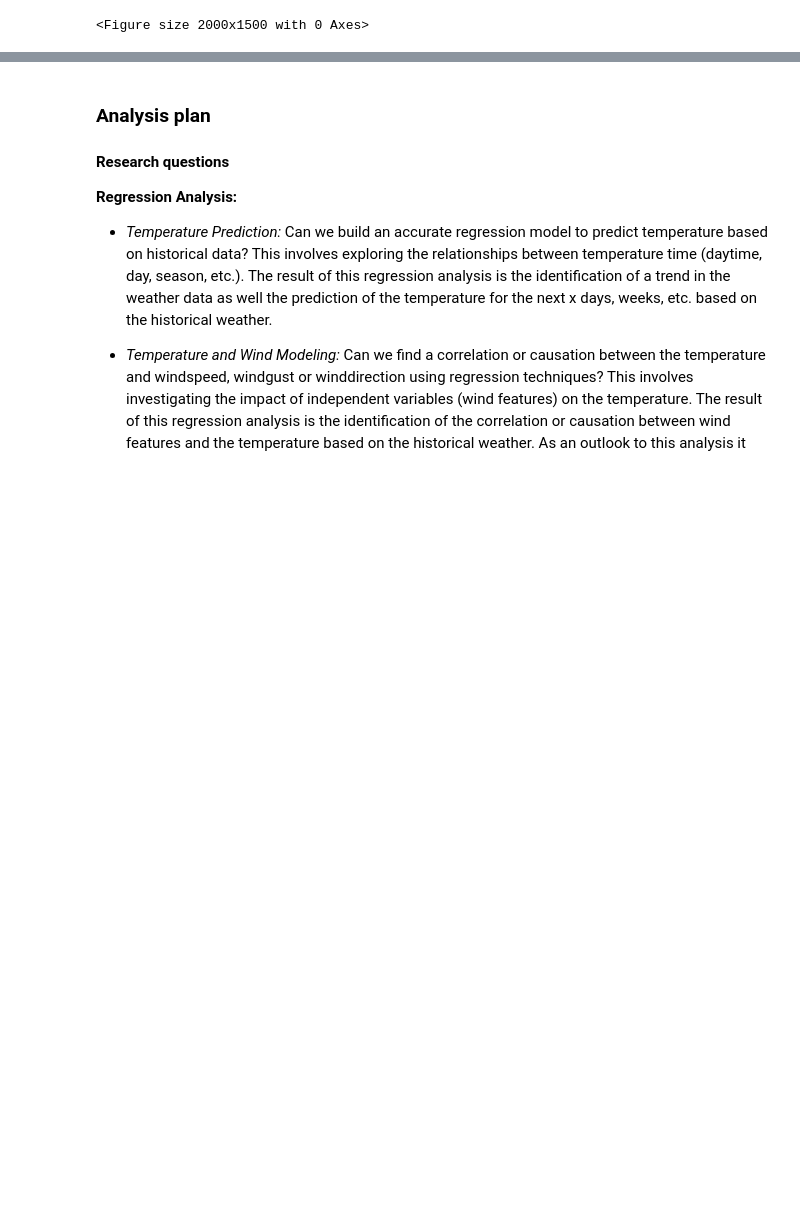
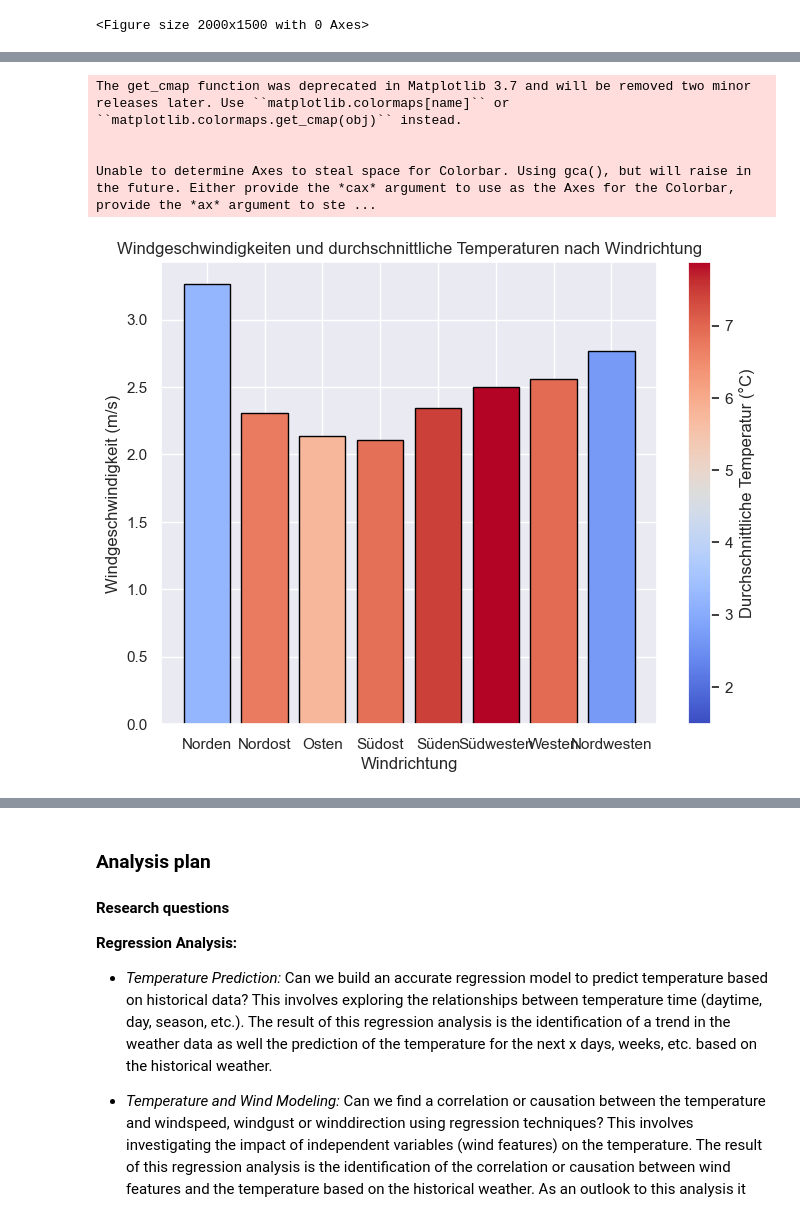
Before and after one commit to Abschlussprojekt-Weatherdata/project, a Jupyter notebook: notebooks/project-proposal.ipynb, the cells around one changed output, grey strips where cells are left out. Cells and saved outputs as stored; diff of their text form; code cells hidden in the pictures; blank space fills up the shorter version.

```diff
--- a/notebooks/project-proposal.ipynb
+++ b/notebooks/project-proposal.ipynb
@@ -230,0 +280,65 @@ Box plots to analyse Variance and standard deviation as quartiles and the median
+# %%
+# Windrichtungen in Himmelsrichtungen übersetzen
+def wind_direction_label(degrees):
+    if 22.5 < degrees <= 67.5:
+        return 'Nordost'
+    elif 67.5 < degrees <= 112.5:
+        return 'Osten'
+    elif 112.5 < degrees <= 157.5:
+        return 'Südost'
+    elif 157.5 < degrees <= 202.5:
+        return 'Süden'
+    elif 202.5 < degrees <= 247.5:
+        return 'Südwesten'
+    elif 247.5 < degrees <= 292.5:
+        return 'Westen'
+    elif 292.5 < degrees <= 337.5:
+        return 'Nordwesten'
+    else:
+        return 'Norden'
+
+df['wind_direction_label'] = df['avg_winddir'].apply(wind_direction_label)
+df['avg_temp_celsius'] = df['avg_temp'] - 273.15
+
+# Durchschnittliche Temperatur für jede Windrichtung berechnen
+avg_temp_by_direction = df.groupby('wind_direction_label')['avg_temp_celsius'].mean().reset_index()
+
+# Himmelsrichtungen im Uhrzeigersinn sortieren
+directions_ordered = ['Norden', 'Nordost', 'Osten', 'Südost', 'Süden', 'Südwesten', 'Westen', 'Nordwesten']
+avg_temp_by_direction['wind_direction_label'] = pd.Categorical(avg_temp_by_direction['wind_direction_label'], categories=directions_ordered, ordered=True)
+avg_temp_by_direction = avg_temp_by_direction.sort_values('wind_direction_label')
+
+# Farbskala für die Temperatur
+farbskala = plt.cm.get_cmap('coolwarm')
+
+# Erstellen des Balkendiagramms
+fig, ax = plt.subplots(figsize=(8, 6))
+
+# Loop durch die Daten und Erstellen der Balken mit entsprechender Farbe
+for i, row in avg_temp_by_direction.iterrows():
+    farbe = farbskala(row['avg_temp_celsius'] / avg_temp_by_direction['avg_temp_celsius'].max())
+    windrichtung = row['wind_direction_label']
+    durchschnittliche_windgeschwindigkeit = df[df['wind_direction_label'] == windrichtung]['avg_windspd'].mean()
+    ax.bar(windrichtung, durchschnittliche_windgeschwindigkeit, color=farbe, edgecolor='black')
+
+# Einstellungen für das Diagramm
+ax.set_xlabel('Windrichtung')
+ax.set_ylabel('Windgeschwindigkeit (m/s)')
+ax.set_title('Windgeschwindigkeiten und durchschnittliche Temperaturen nach Windrichtung')
+
+# Farblegende hinzufügen
+temperatur_min = avg_temp_by_direction['avg_temp_celsius'].min()
+temperatur_max = avg_temp_by_direction['avg_temp_celsius'].max()
+sm = plt.cm.ScalarMappable(cmap=farbskala, norm=plt.Normalize(vmin=temperatur_min, vmax=temperatur_max))
+sm.set_array([])  # leere Daten für die Farblegende
+cbar = plt.colorbar(sm, orientation='vertical')
+cbar.set_label('Durchschnittliche Temperatur (°C)')
+
+# Diagramm anzeigen
+plt.show()
+# %% [output]
+The get_cmap function was deprecated in Matplotlib 3.7 and will be removed two minor releases later. Use ``matplotlib.colormaps[name]`` or ``matplotlib.colormaps.get_cmap(obj)`` instead.
+
+
+Unable to determine Axes to steal space for Colorbar. Using gca(), but will raise in the future. Either provide the *cax* argument to use as the Axes for the Colorbar, provide the *ax* argument to ste ...
+[figure, added]
```
Also changed, not shown: parts of 11 cells of this notebook, 1 other file.
